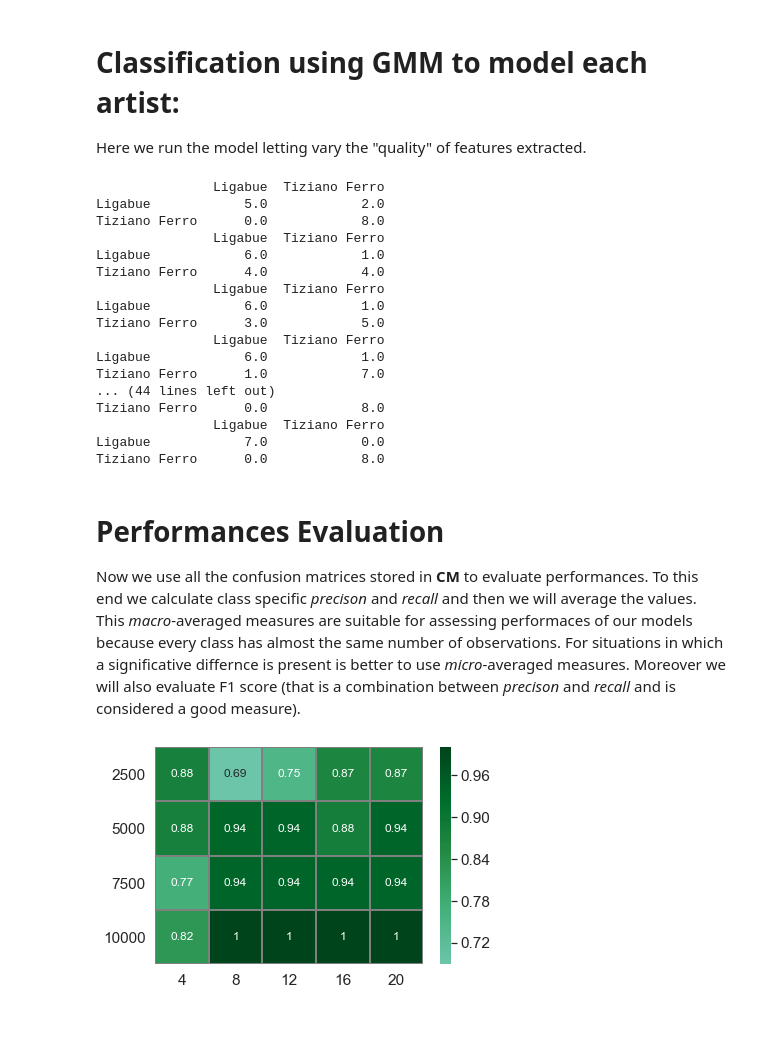
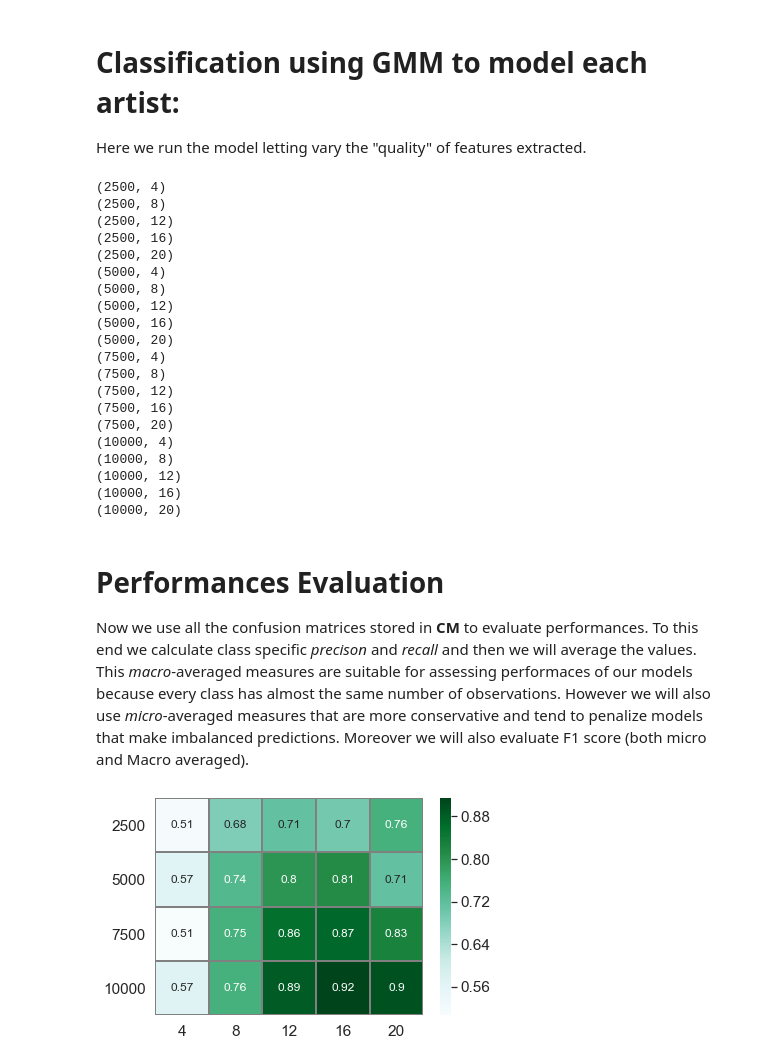
Before and after one commit to mr-96/SML-Project, a Jupyter notebook: 4 - Classification using GMM.ipynb, the cells around one changed output. Drawn from its saved outputs; the diff is of its cells as text; code cells hidden in the pictures; blank space fills up the shorter version.

```diff
--- a/4 - Classification using GMM.ipynb
+++ b/4 - Classification using GMM.ipynb
@@ -123,7 +124,7 @@ for sr in SR:
 #loop over samplig rates and number of mfcc
 for sr in SR:
     for n_mfcc in MFCC:
-        #print((sr,n_mfcc))
+        print((sr,n_mfcc))
 
 
         #train a GMM for each artist
@@ -168,7 +169,7 @@ for sr in SR:
         for song in songtest:
             v=[artist_pred_gmm[u] for u in range(len(artist_pred_gmm)) if song_labels_test[u] == song]
             out_gmm[song]=max(set(v), key=v.count)
-        out_gmm
+        #out_gmm
 
 
         ##create dictioary such that to each artist correspond the list of its predicted songs
@@ -192,54 +193,69 @@ for sr in SR:
         #store confusion matrix
         CM[sr][n_mfcc]=conf_matrix_gmm
 # %% [output]
-               Ligabue  Tiziano Ferro
-Ligabue            5.0            2.0
-Tiziano Ferro      0.0            8.0
-               Ligabue  Tiziano Ferro
-Ligabue            6.0            1.0
-Tiziano Ferro      4.0            4.0
-               Ligabue  Tiziano Ferro
-Ligabue            6.0            1.0
-Tiziano Ferro      3.0            5.0
-               Ligabue  Tiziano Ferro
-Ligabue            6.0            1.0
-Tiziano Ferro      1.0            7.0
-... (44 lines left out)
-Tiziano Ferro      0.0            8.0
-               Ligabue  Tiziano Ferro
-Ligabue            7.0            0.0
-Tiziano Ferro      0.0            8.0
+(2500, 4)
+(2500, 8)
+(2500, 12)
+(2500, 16)
+(2500, 20)
+(5000, 4)
+(5000, 8)
+(5000, 12)
+(5000, 16)
+(5000, 20)
+(7500, 4)
+(7500, 8)
+(7500, 12)
+(7500, 16)
+(7500, 20)
+(10000, 4)
+(10000, 8)
+(10000, 12)
+(10000, 16)
+(10000, 20)
 # %% [markdown]
 # Performances Evaluation
-Now we use all the confusion matrices stored in **CM** to evaluate performances. To this end we calculate class specific *precison* and *recall* and then we will average the values. This *macro*-averaged measures are suitable for assessing performaces of our models because every class has almost the same number of observations. For situations in which a significative differnce is present is better to use *micro*-averaged measures. Moreover we will also evaluate F1 score (that is a combination between *precison* and *recall* and is considered a good measure).
+Now we use all the confusion matrices stored in **CM** to evaluate performances. To this end we calculate class specific *precison* and *recall* and then we will average the values. This *macro*-averaged measures are suitable for assessing performaces of our models because every class has almost the same number of observations. However we will also use *micro*-averaged measures that are more conservative and tend to penalize models that make imbalanced predictions. Moreover we will also evaluate F1 score (both micro and Macro averaged).
 # %%
-#inizialize PREC_REC
-PREC_REC={}
+#inizialize dictionaries for macro and micro measures of performance
+MACRO={}
+micro={}
 for sr in SR:
-    PREC_REC[sr]={}
+    MACRO[sr]={}
+    micro[sr]={}
     for n_mfcc in MFCC:
-        PREC_REC[sr][n_mfcc]=0
+        MACRO[sr][n_mfcc]=0
+        micro[sr][n_mfcc]=0
 
-#calculate precison and recall
+#calculate precison and recall (Macro-averaged)
 for sr in SR:
     for n_mfcc in MFCC:
         cm=numpy.asarray(CM[sr][n_mfcc])
         recall = numpy.mean(numpy.diag(cm) / numpy.sum(cm, axis = 1))
         precision = numpy.mean(numpy.diag(cm) / numpy.sum(cm, axis = 0))
         F1 = (2*precision*recall)/(precision+recall)
-        PREC_REC[sr][n_mfcc]={"recall":round(recall,3),"precision":round(precision,3),"F1":round(F1,3)}
+        MACRO[sr][n_mfcc]={"recall":round(recall,3),"precision":round(precision,3),"F1":round(F1,3)}
+
+#calculate precison and recall (Micro-averaged)
+for sr in SR:
+    for n_mfcc in MFCC:
+        cm=numpy.asarray(CM[sr][n_mfcc])
+        recall = (numpy.trace(cm) / numpy.sum(numpy.sum(cm, axis = 1)))
+        precision = (numpy.trace(cm) / numpy.sum(numpy.sum(cm, axis = 0)))
+        F1 = (2*precision*recall)/(precision+recall)
+        micro[sr][n_mfcc]={"recall":round(recall,3),"precision":round(precision,3),"F1":round(F1,3)}
 # %%
-#visualization of F1 index
-F1 = pandas.DataFrame(numpy.zeros(shape=(len(SR),len(MFCC))), columns = MFCC, index=SR)
+#visualization of MACRO-F1 index
+MF1 = pandas.DataFrame(numpy.zeros(shape=(len(SR),len(MFCC))), columns = MFCC, index=SR)
 for sr in SR:
     for n_mfcc in MFCC:
-        F1[n_mfcc][sr]=PREC_REC[sr][n_mfcc]["F1"]
+        MF1[n_mfcc][sr]=MACRO[sr][n_mfcc]["F1"]
 
 #nice heatmap
 seaborn.set(font_scale=1.4)
-seaborn.heatmap(F1, annot=True,annot_kws={"size": 12}
-                  ,linewidths = 1,linecolor="gray",cmap="BuGn",center=0.7)
+seaborn.heatmap(MF1, annot=True,annot_kws={"size": 12}
+                  ,linewidths = 1,linecolor="gray",cmap="BuGn")
 plt.yticks(rotation=0, horizontalalignment='right')
 plt.show()
 # %% [output]
-[figure, old version]
+[figure, new version]
```
Also changed, not shown: parts of 3 cells of this notebook, 3 other files.
